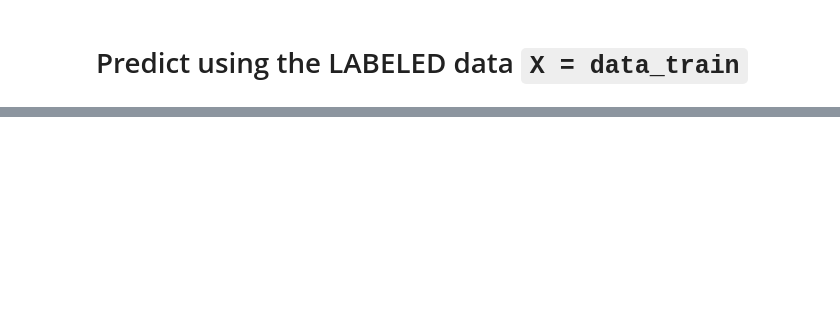
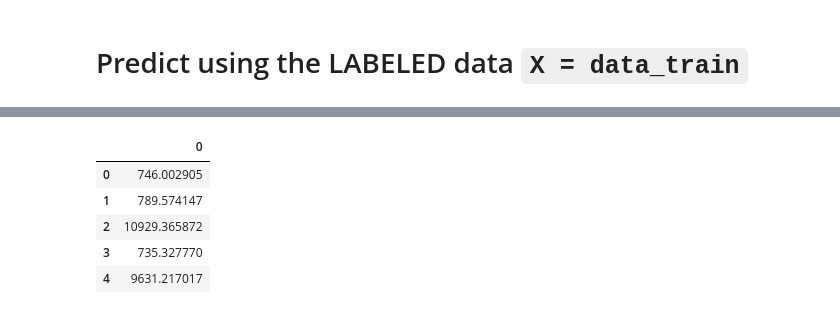
Before and after one commit to rihp/diamond-price-supervised-ML, a Jupyter notebook: notebooks/pipeline_prototype.ipynb, the cells around one changed output, grey strips where cells are left out. Drawn from its saved outputs; the diff is of its cells as text; code cells hidden in the pictures; blank space fills up the shorter version.

```diff
--- a/notebooks/pipeline_prototype.ipynb
+++ b/notebooks/pipeline_prototype.ipynb
@@ -328,3 +474,0 @@ for name, model in models.items():
-# %%
-data_test = pd.read_csv(f'{PATH}data/diamonds_test.csv')
-data_test.head(3)
@@ -343,8 +481,13 @@ print(Xpr.shape)
-# %%
-trained = models['linear_regression'].fit(X_train, y_train)
 # %%
-my_prediction = trained.predict(X)
-pd.DataFrame(my_prediction).head(2)
+my_prediction = trained.predict(data_test[my_features])
+pd.DataFrame(my_prediction).head()
+# %% [output]
+|  | 0 |
+| 0 | 746.002905 |
+| 1 | 789.574147 |
+| 2 | 10929.365872 |
+| 3 | 735.327770 |
+| 4 | 9631.217017 |
 # %%
 df = pd.DataFrame(my_prediction)
 df = df.reset_index()
```
Also changed, not shown: parts of 58 cells of this notebook.
